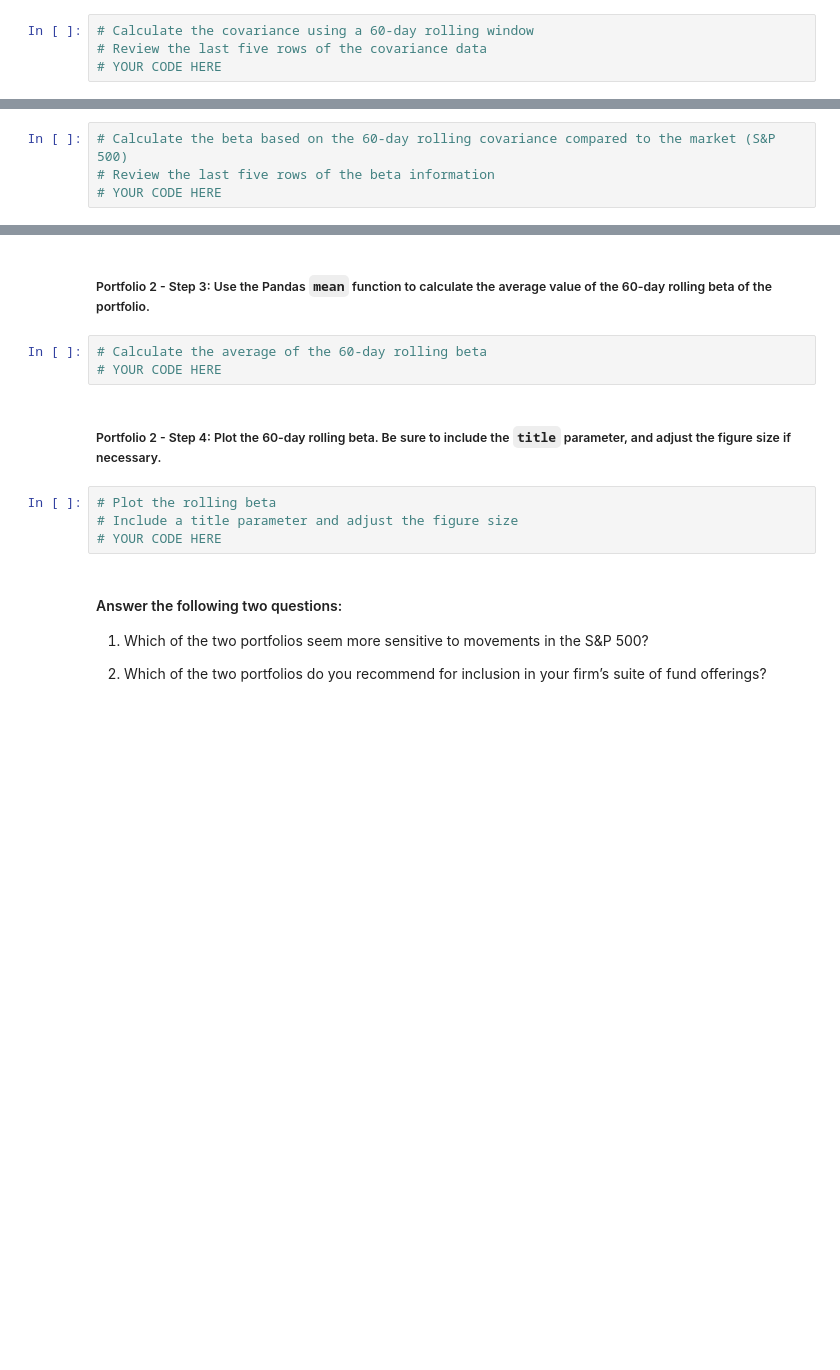
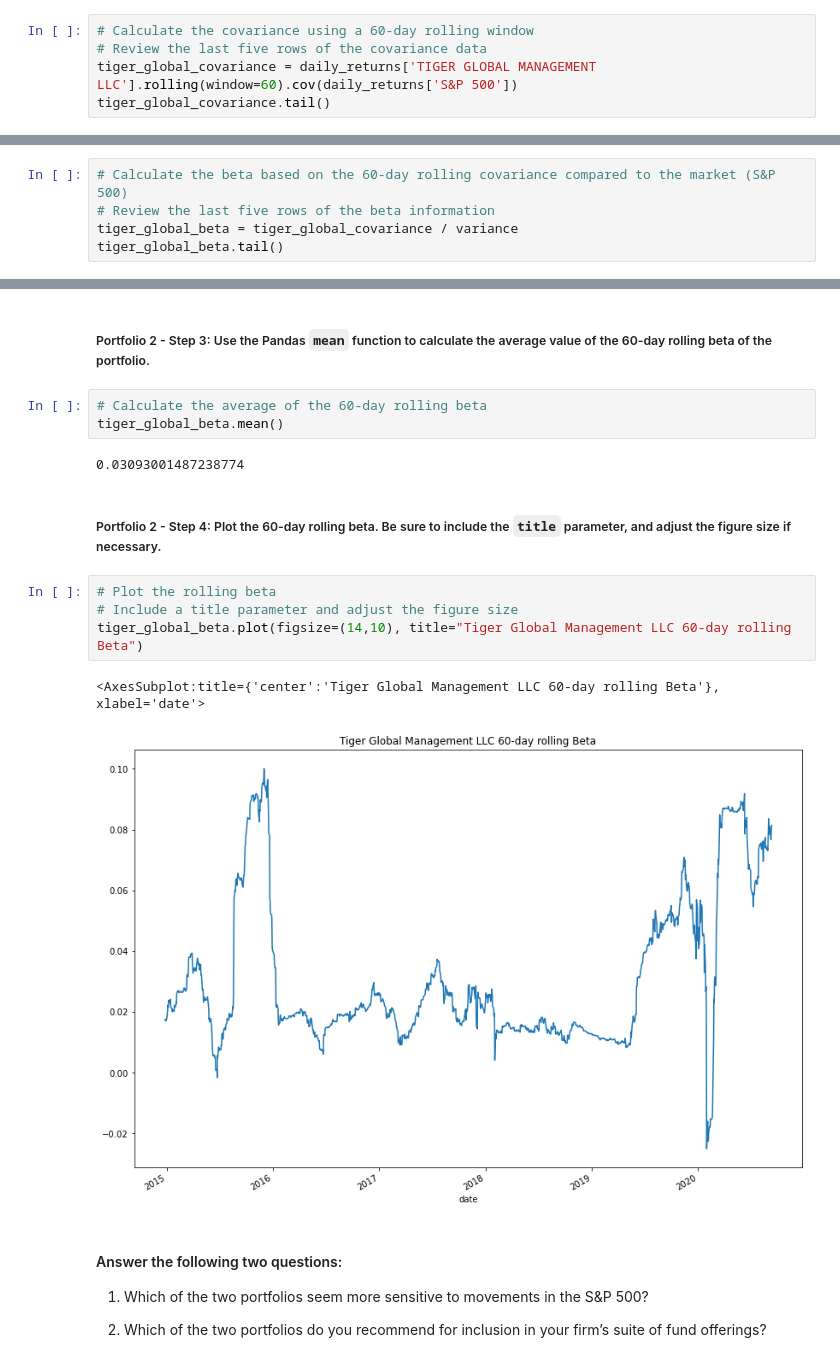
Before and after one commit to mikehoo92/Module_4_Challenge, a Jupyter notebook: Starter_Code 4/risk_return_analysis.ipynb, the cells around one changed output, grey strips where cells are left out. Cells and saved outputs as stored; diff of their text form; blank space fills up the shorter version.

```diff
--- a/Starter_Code 4/risk_return_analysis.ipynb
+++ b/Starter_Code 4/risk_return_analysis.ipynb
@@ -378,4 +487,5 @@ Your analysis is nearing completion. Now, you need to evaluate how the portfolio
 # %%
 # Calculate the covariance using a 60-day rolling window
 # Review the last five rows of the covariance data
-# YOUR CODE HERE
+tiger_global_covariance = daily_returns['TIGER GLOBAL MANAGEMENT LLC'].rolling(window=60).cov(daily_returns['S&P 500'])
+tiger_global_covariance.tail()
@@ -384,4 +502,5 @@ Your analysis is nearing completion. Now, you need to evaluate how the portfolio
 # %%
 # Calculate the beta based on the 60-day rolling covariance compared to the market (S&P 500)
 # Review the last five rows of the beta information
-# YOUR CODE HERE
+tiger_global_beta = tiger_global_covariance / variance
+tiger_global_beta.tail()
@@ -389,13 +516,18 @@ Your analysis is nearing completion. Now, you need to evaluate how the portfolio
 ##### Portfolio 2 - Step 3: Use the Pandas `mean` function to calculate the average value of the 60-day rolling beta of the portfolio.
 # %%
 # Calculate the average of the 60-day rolling beta
-# YOUR CODE HERE
+tiger_global_beta.mean()
+# %% [output]
+0.03093001487238774
 # %% [markdown]
 ##### Portfolio 2 - Step 4: Plot the 60-day rolling beta. Be sure to include the `title` parameter, and adjust the figure size if necessary.
 # %%
 # Plot the rolling beta
 # Include a title parameter and adjust the figure size
-# YOUR CODE HERE
+tiger_global_beta.plot(figsize=(14,10), title="Tiger Global Management LLC 60-day rolling Beta")
+# %% [output]
+<AxesSubplot:title={'center':'Tiger Global Management LLC 60-day rolling Beta'}, xlabel='date'>
+[figure, added]
 # %% [markdown]
 #### Answer the following two questions:
 
```
Also changed, not shown: parts of 23 cells of this notebook, 2 other files.
